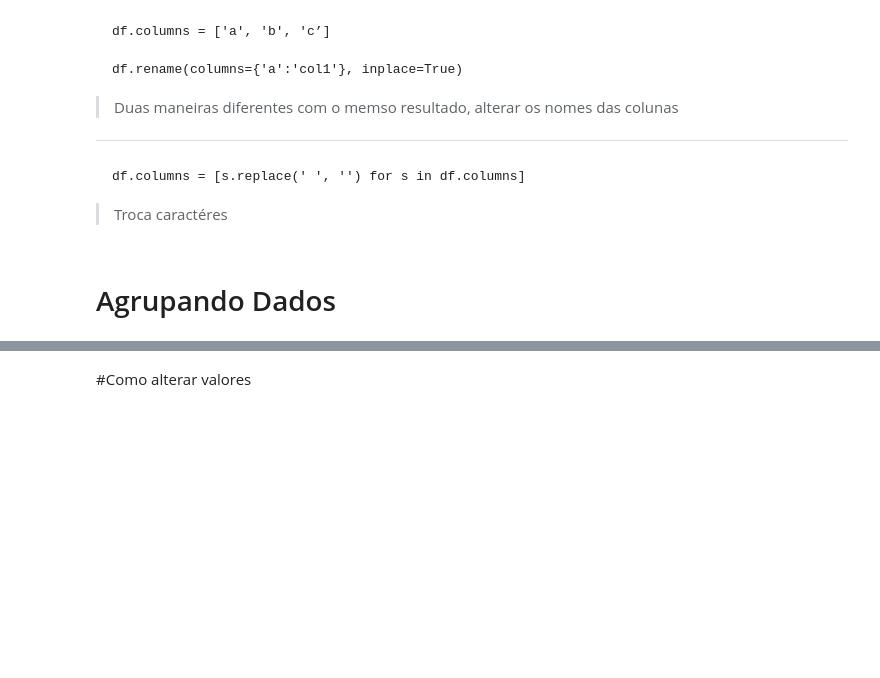
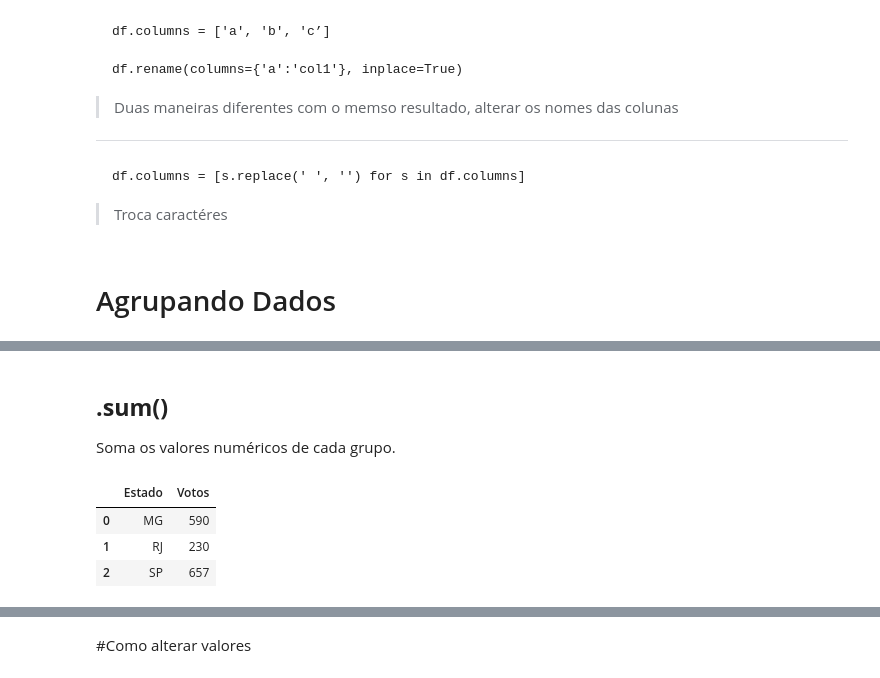
Before and after one commit to CaioPalombo/fundamentos, a Jupyter notebook: playlist_pandas.ipynb, the cells around one changed output, grey strips where cells are left out. Cells and saved outputs as stored; diff of their text form; code cells hidden in the pictures; blank space fills up the shorter version.

Commit message:
Aprofundamento na função groupby

```diff
--- a/playlist_pandas.ipynb
+++ b/playlist_pandas.ipynb
@@ -166,0 +170,18 @@ df.groupby(['SG_UF', 'SG_PARTIDO'])['VOTOS'].sum()
+# %%
+data = {
+    'Estado': ['SP', 'SP', 'RJ', 'RJ', 'MG', 'MG', 'SP', 'MG'],
+    'Partido': ['P1', 'P2', 'P1', 'P1', 'P2', 'P1', 'P1', 'P2'],
+    'Cargo': ['Prefeito', 'Prefeito', 'Vereador', 'Prefeito', 'Vereador', 'Vereador', 'Vereador', 'Prefeito'],
+    'Votos': [ 100, 357, 110, 120, 140, 150, 200, 300]
+, }
+df = pd.DataFrame(data)
+# %% [markdown]
+## **.sum()**
+Soma os valores numéricos de cada grupo.
+# %%
+df.groupby('Estado')['Votos'].sum().reset_index()
+# %% [output]
+|  | Estado | Votos |
+| 0 | MG | 590 |
+| 1 | RJ | 230 |
+| 2 | SP | 657 |
```
Also changed, not shown: parts of 11 cells of this notebook.
